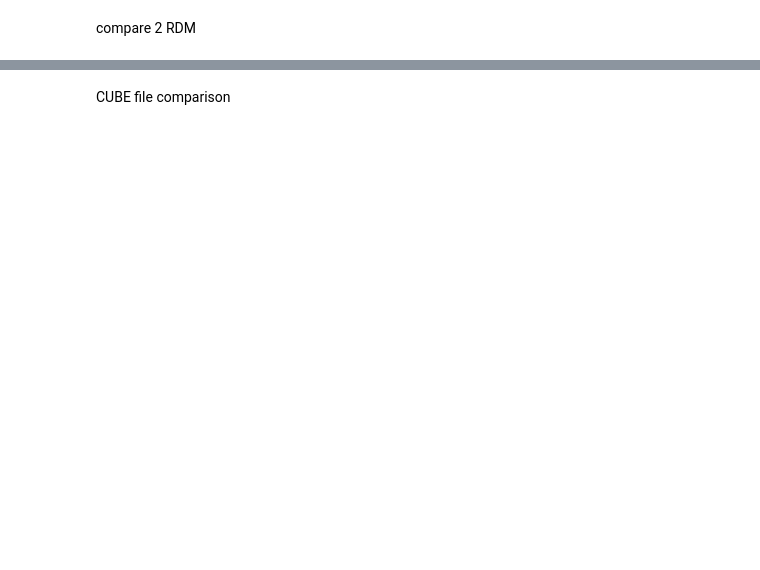
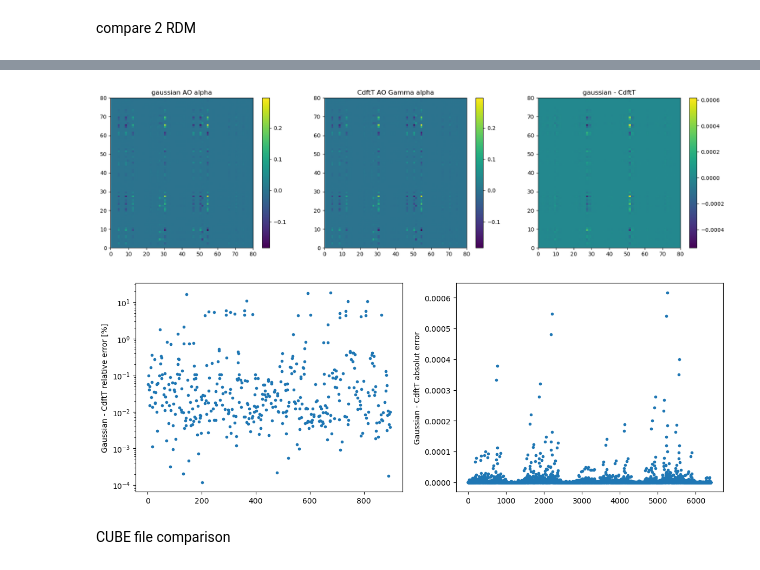
Before and after one commit to allouchear/CdftT, a Jupyter notebook: tools/dataAnalysis/data_analysis.ipynb, the cells around one changed output, grey strips where cells are left out. Cells and saved outputs as stored; diff of their text form; code cells hidden in the pictures; blank space fills up the shorter version.

```diff
--- a/tools/dataAnalysis/data_analysis.ipynb
+++ b/tools/dataAnalysis/data_analysis.ipynb
@@ -88,0 +206,53 @@ plt.show()
+# %%
+#####################################
+# compare Gaussian-CdftT (AO basis) #
+#####################################
+
+#choose a Gaussian RDM
+alphaG = trans_dens[0,9]
+betaG  = trans_dens[1,9]
+
+#convert MO to AO for CdftT RDM
+AO_alphaGamma = np.matmul(np.matmul(np.transpose(AlphaMoCoefs),alphaGamma),AlphaMoCoefs)
+AO_betaGamma = np.matmul(np.matmul(np.transpose(BetaMoCoefs),betaGamma),BetaMoCoefs)
+
+#get same norm on Gaussian and CdftT
+normac = np.sqrt(np.sum(AO_alphaGamma**2))
+normag = np.sqrt(np.sum(alphaG**2))
+AO_alphaGamma *= normag/normac
+normbc = np.sqrt(np.sum(AO_betaGamma**2))
+normbg = np.sqrt(np.sum(betaG**2))
+AO_betaGamma *= normbg/normbc
+
+plot = 'alpha'
+fig, ax = plt.subplots(nrows=1, ncols=3,figsize=(20,5))
+if plot=='alpha':
+    plot1 = ax[0].pcolormesh(alphaG)
+    plot2 = ax[1].pcolormesh(AO_alphaGamma)
+    plot3 = ax[2].pcolormesh(alphaG-AO_alphaGamma)
+    ax[0].set_title('gaussian AO alpha')
+    ax[1].set_title('CdftT AO Gamma alpha')
+if plot=='beta':
+    plot1 = ax[0].pcolormesh(betaG)
+    plot2 = ax[1].pcolormesh(AO_betaGamma)
+    plot3 = ax[2].pcolormesh(betaG-AO_betaGamma)
+    ax[0].set_title('gaussian AO beta')
+    ax[1].set_title('CdftT AO Gamma beta')
+
+plt.colorbar(plot1)
+plt.colorbar(plot2)
+plt.colorbar(plot3)
+ax[2].set_title('gaussian - CdftT')
+plt.show()
+
+treshold = 0.001  #consider only coefs above treshold for relative error
+fig, ax = plt.subplots(nrows=1, ncols=2,figsize=(14,5))
+ax[0].plot(np.abs(alphaG[np.abs(alphaG)>treshold].flatten()-AO_alphaGamma[np.abs(alphaG)>treshold].flatten())/alphaG[np.abs(alphaG)>treshold].flatten()*100,'.')
+ax[0].set_ylabel('Gaussian - CdftT relative error [%]')
+ax[0].set_yscale('log')
+ax[1].plot(np.abs(alphaG.flatten()-AO_alphaGamma.flatten()),'.')
+ax[1].set_ylabel('Gaussian - CdftT absolut error')
+plt.show()
+# %% [output]
+[figure, added]
+[figure, added]
```
Also changed, not shown: parts of 16 cells of this notebook.
